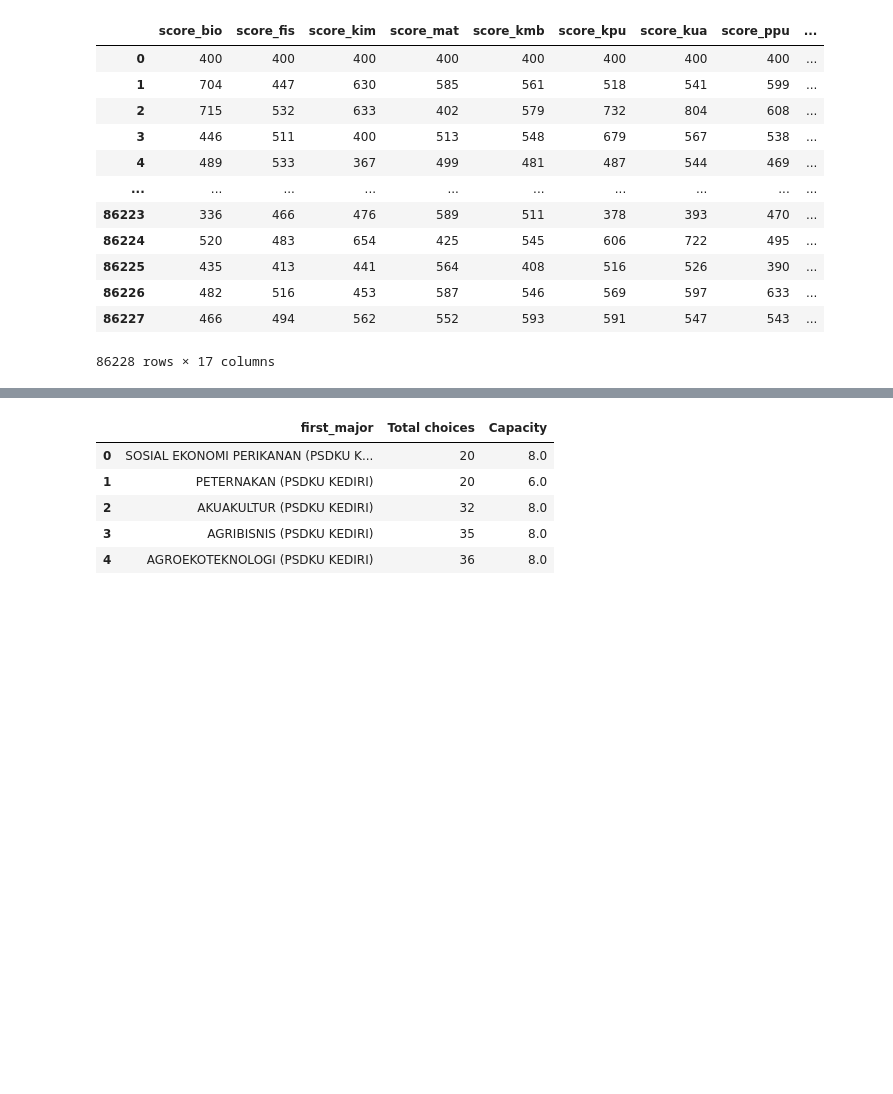
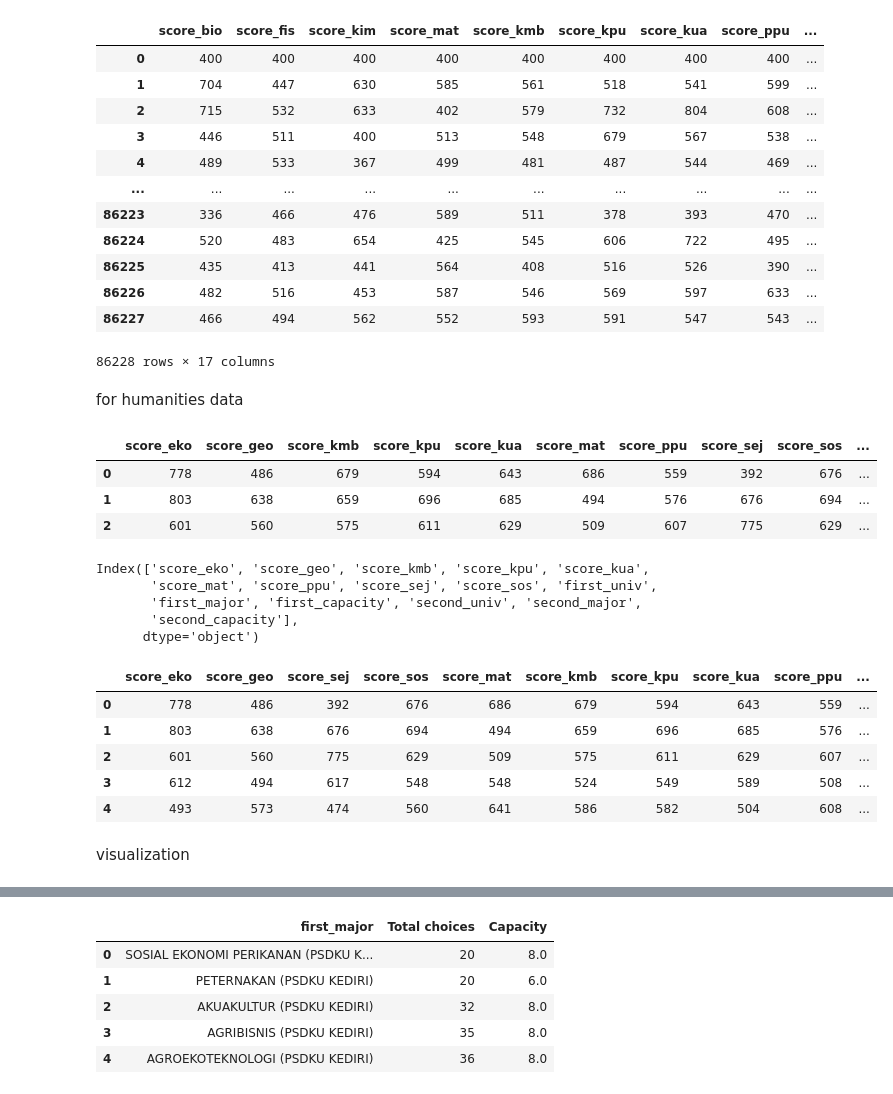
Before and after one commit to alrappie/Universitas-Brawijaya-UTBK-2019-Analyst, a Jupyter notebook: main.ipynb, the cells around one changed output, grey strips where cells are left out. Saved outputs shown, nothing was run; the diff lists cells and outputs as text; code cells hidden in the pictures; blank space fills up the shorter version.

```diff
--- a/main.ipynb
+++ b/main.ipynb
@@ -191,3 +176,46 @@ df_science
 | 86226 | 482 | 516 | 453 | 587 | 546 | 569 | 597 | 633 | ... |
 | 86227 | 466 | 494 | 562 | 552 | 593 | 591 | 547 | 543 | ... |
 86228 rows × 17 columns
+# %% [markdown]
+for humanities data
+# %%
+df_humanites = pd.merge(left=score_humanities,right=major_univ,left_on=['id_first_major','id_first_university'],right_on=['id_major','id_university'],suffixes=('_left','_right')) # merge first major and first university
+df_humanites = df_humanites.rename(columns={'university_name':'first_univ','major_name':'first_major','capacity':'first_capacity'}).drop(['id_university','id_major'],axis=1) # then rename the columns name that have been merged and also drop the id
+df_humanites = pd.merge(left=df_humanites,right=major_univ,left_on=['id_second_major','id_second_university'],right_on=['id_major','id_university'],suffixes=('_left','_right')) #  now second major and second university
+df_humanites = df_humanites.rename(columns={'university_name':'second_univ','major_name':'second_major','capacity':'second_capacity'}).drop(['id_university','id_major','Unnamed: 0','id_first_major','id_first_university','id_second_major','id_second_university','id_user'],axis=1) # same like before
+# %%
+df_humanites.head(3)
+# %% [output]
+|  | score_eko | score_geo | score_kmb | score_kpu | score_kua | score_mat | score_ppu | score_sej | score_sos | ... |
+| 0 | 778 | 486 | 679 | 594 | 643 | 686 | 559 | 392 | 676 | ... |
+| 1 | 803 | 638 | 659 | 696 | 685 | 494 | 576 | 676 | 694 | ... |
+| 2 | 601 | 560 | 575 | 611 | 629 | 509 | 607 | 775 | 629 | ... |
+# %%
+# because the capacity of utbk is 40% from the maximum capacity so we need to change the capacity value
+df_humanites['first_capacity'] = df_humanites['first_capacity'].apply(lambda x: int(x*40/100))
+df_humanites['second_capacity'] = df_humanites['second_capacity'].apply(lambda x: int(x*40/100))
+# %%
+df_humanites.columns
+# %% [output]
+Index(['score_eko', 'score_geo', 'score_kmb', 'score_kpu', 'score_kua',
+       'score_mat', 'score_ppu', 'score_sej', 'score_sos', 'first_univ',
+       'first_major', 'first_capacity', 'second_univ', 'second_major',
+       'second_capacity'],
+      dtype='object')
+# %%
+df_humanites['specialized_score']=df_humanites[['score_eko','score_geo','score_sej','score_sos']].mean(axis=1) #get avg score
+df_humanites['general_score'] = df_humanites[['score_kmb','score_kpu','score_kua','score_ppu','score_mat']].mean(axis=1)  #get avg score
+df_humanites['average_score'] = df_humanites.iloc[:,:8].mean(axis=1) # avg score
+# %%
+df_humanites = df_humanites[['score_eko', 'score_geo', 'score_sej','score_sos','score_mat', 'score_kmb', 'score_kpu','score_kua', 'score_ppu','specialized_score','general_score','average_score','first_univ', 'first_major','first_capacity', 'second_univ', 'second_major', 'second_capacity']] #rearrange columns index
+# %%
+df_humanites.head()
+# %% [output]
+|  | score_eko | score_geo | score_sej | score_sos | score_mat | score_kmb | score_kpu | score_kua | score_ppu | ... |
+| 0 | 778 | 486 | 392 | 676 | 686 | 679 | 594 | 643 | 559 | ... |
+| 1 | 803 | 638 | 676 | 694 | 494 | 659 | 696 | 685 | 576 | ... |
+| 2 | 601 | 560 | 775 | 629 | 509 | 575 | 611 | 629 | 607 | ... |
+| 3 | 612 | 494 | 617 | 548 | 548 | 524 | 549 | 589 | 508 | ... |
+| 4 | 493 | 573 | 474 | 560 | 641 | 586 | 582 | 504 | 608 | ... |
+# %% [markdown]
+visualization
```
Also changed, not shown: parts of 14 cells of this notebook, 3 other files.
